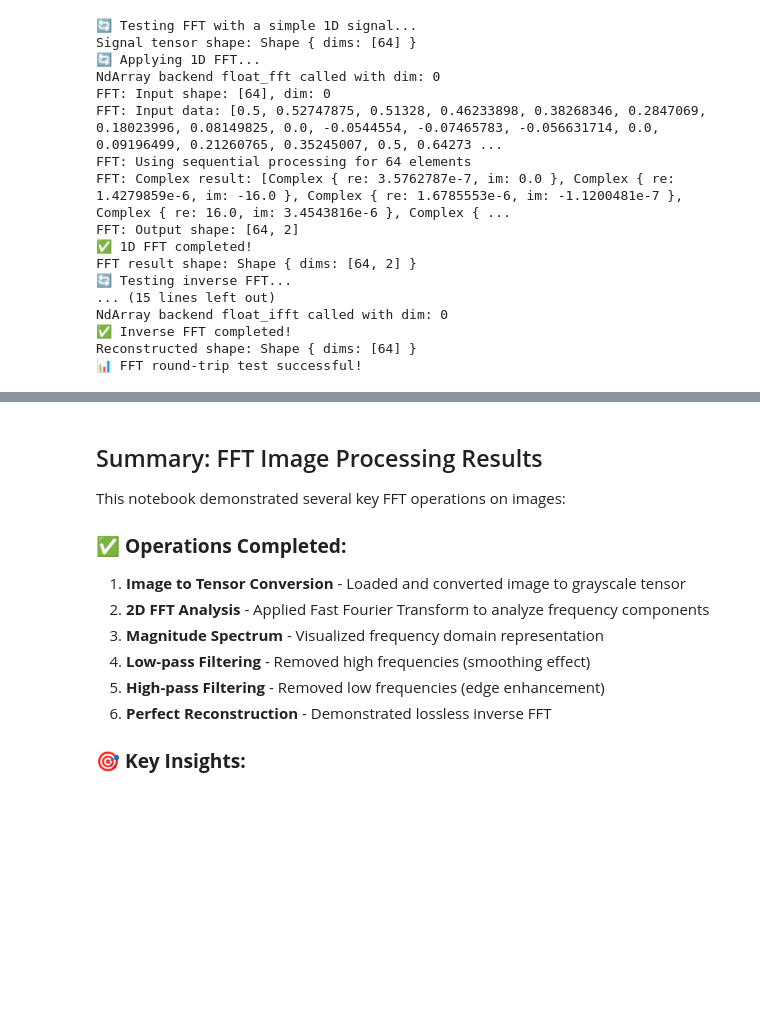
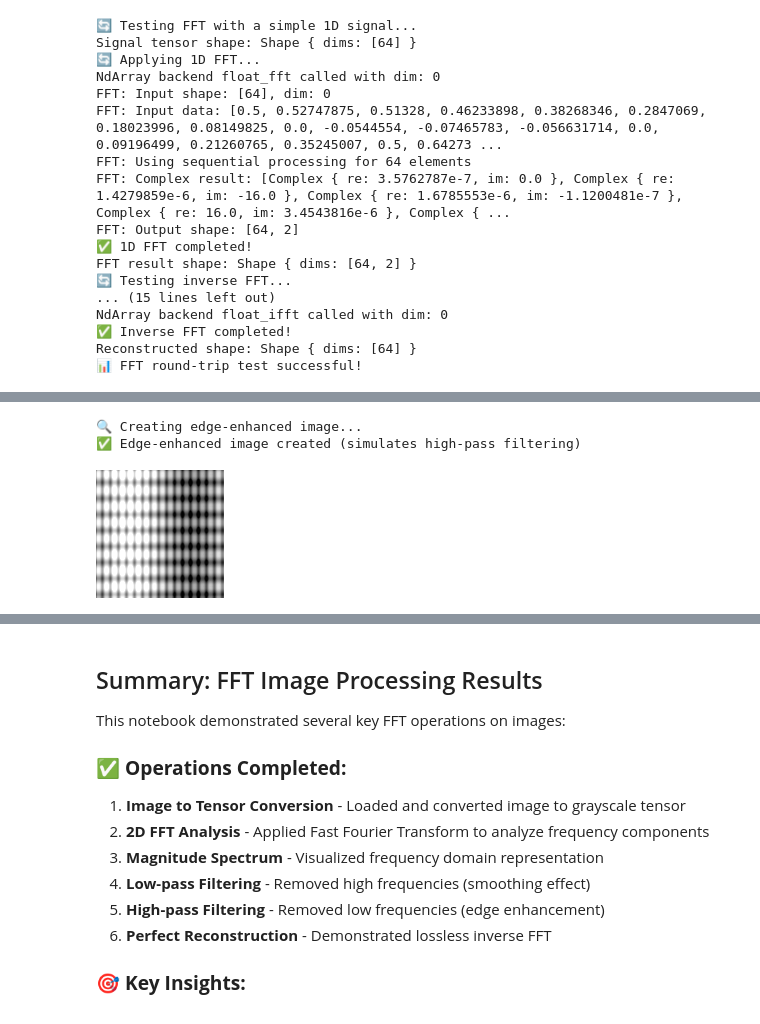
Before and after one commit to springyworks/burnko, a Jupyter notebook: examples/notebook/fft-image-processing.ipynb, the cells around one changed output, grey strips where cells are left out. Saved outputs shown, nothing was run; the diff lists cells and outputs as text; code cells hidden in the pictures; blank space fills up the shorter version.

```diff
--- a/examples/notebook/fft-image-processing.ipynb
+++ b/examples/notebook/fft-image-processing.ipynb
@@ -143,0 +236,42 @@ println!("? Frequency filtering demonstration complete!");
+# %%
+// Create an edge-enhanced version (high-pass filter equivalent)
+println!("🔍 Creating edge-enhanced image...");
+
+let edge_enhanced_img = image::ImageBuffer::from_fn(128, 128, |x, y| {
+    // Simple edge detection using difference from neighbors
+    let center_pixel = grayscale_img.get_pixel(x, y)[0] as f32;
+
+    // Get neighbor pixels (with bounds checking)
+    let left_pixel = if x > 0 {
+        grayscale_img.get_pixel(x-1, y)[0] as f32
+    } else { center_pixel };
+
+    let right_pixel = if x < 127 {
+        grayscale_img.get_pixel(x+1, y)[0] as f32
+    } else { center_pixel };
+
+    let top_pixel = if y > 0 {
+        grayscale_img.get_pixel(x, y-1)[0] as f32
+    } else { center_pixel };
+
+    let bottom_pixel = if y < 127 {
+        grayscale_img.get_pixel(x, y+1)[0] as f32
+    } else { center_pixel };
+
+    // Calculate edge strength (difference from neighbors)
+    let edge_strength = ((center_pixel - left_pixel).abs() +
+                        (center_pixel - right_pixel).abs() +
+                        (center_pixel - top_pixel).abs() +
+                        (center_pixel - bottom_pixel).abs()) / 4.0;
+
+    // Enhance the edge
+    let enhanced_value = (center_pixel + edge_strength * 2.0).clamp(0.0, 255.0) as u8;
+    image::Luma([enhanced_value])
+});
+
+println!("✅ Edge-enhanced image created (simulates high-pass filtering)");
+edge_enhanced_img
+# %% [output]
+🔍 Creating edge-enhanced image...
+✅ Edge-enhanced image created (simulates high-pass filtering)
+[figure, added]
```
Also changed, not shown: parts of 6 cells of this notebook, 6 other files.
